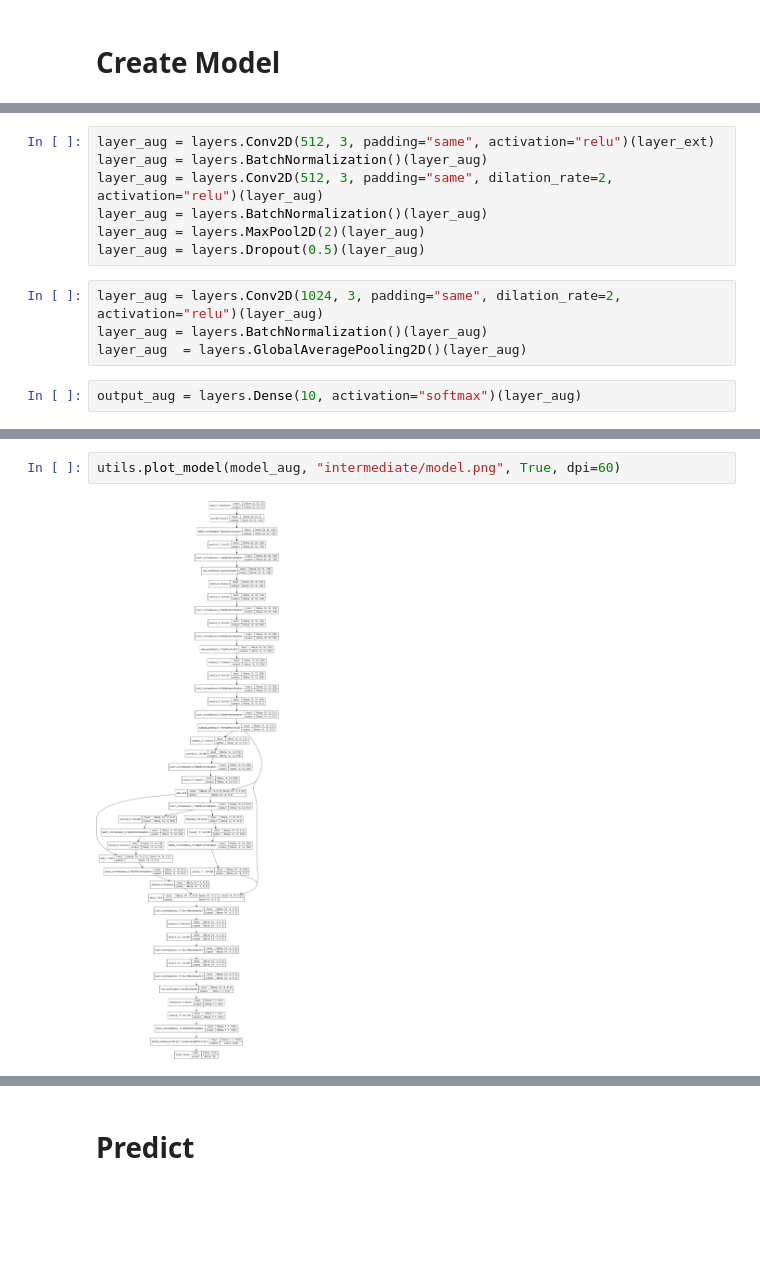
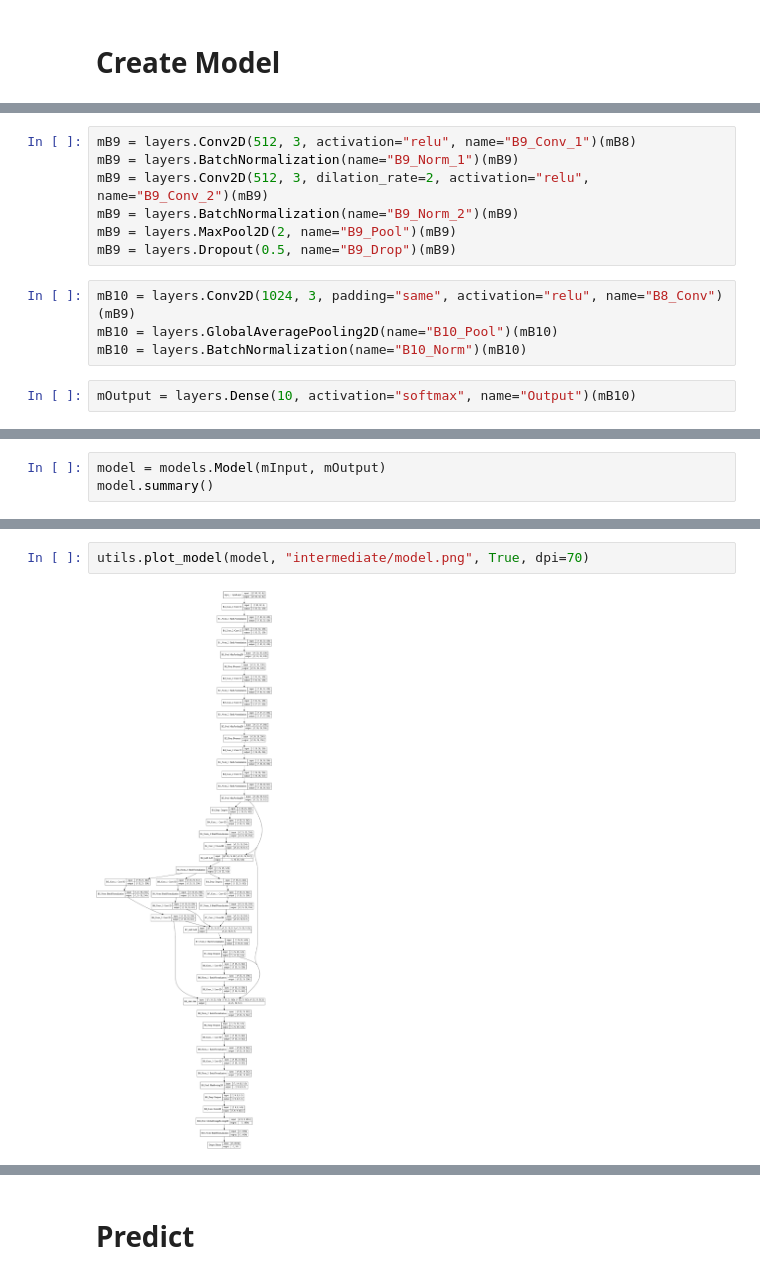
Before and after one commit to nockchun/rsnet, a Jupyter notebook: lecture_source/practical_ai/006_cifar10_deep.ipynb, the cells around one changed output, grey strips where cells are left out. Cells and saved outputs as stored; diff of their text form; blank space fills up the shorter version.

Commit message:
update model

```diff
--- a/lecture_source/practical_ai/006_cifar10_deep.ipynb
+++ b/lecture_source/practical_ai/006_cifar10_deep.ipynb
@@ -108,13 +120,13 @@ layer_ext = layers.Dropout(0.4)(layer_ext)
 # %%
-layer_aug = layers.Conv2D(512, 3, padding="same", activation="relu")(layer_ext)
-layer_aug = layers.BatchNormalization()(layer_aug)
-layer_aug = layers.Conv2D(512, 3, padding="same", dilation_rate=2, activation="relu")(layer_aug)
-layer_aug = layers.BatchNormalization()(layer_aug)
-layer_aug = layers.MaxPool2D(2)(layer_aug)
-layer_aug = layers.Dropout(0.5)(layer_aug)
+mB9 = layers.Conv2D(512, 3, activation="relu", name="B9_Conv_1")(mB8)
+mB9 = layers.BatchNormalization(name="B9_Norm_1")(mB9)
+mB9 = layers.Conv2D(512, 3, dilation_rate=2, activation="relu", name="B9_Conv_2")(mB9)
+mB9 = layers.BatchNormalization(name="B9_Norm_2")(mB9)
+mB9 = layers.MaxPool2D(2, name="B9_Pool")(mB9)
+mB9 = layers.Dropout(0.5, name="B9_Drop")(mB9)
 # %%
-layer_aug = layers.Conv2D(1024, 3, padding="same", dilation_rate=2, activation="relu")(layer_aug)
-layer_aug = layers.BatchNormalization()(layer_aug)
-layer_aug  = layers.GlobalAveragePooling2D()(layer_aug)
+mB10 = layers.Conv2D(1024, 3, padding="same", activation="relu", name="B8_Conv")(mB9)
+mB10 = layers.GlobalAveragePooling2D(name="B10_Pool")(mB10)
+mB10 = layers.BatchNormalization(name="B10_Norm")(mB10)
 # %%
-output_aug = layers.Dense(10, activation="softmax")(layer_aug)
+mOutput = layers.Dense(10, activation="softmax", name="Output")(mB10)
@@ -141,0 +133,3 @@ ________________________________________________________________________________
+# %%
+model = models.Model(mInput, mOutput)
+model.summary()
@@ -142,5 +154,5 @@ ________________________________________________________________________________
 # %%
-utils.plot_model(model_aug, "intermediate/model.png", True, dpi=60)
+utils.plot_model(model, "intermediate/model.png", True, dpi=70)
 # %% [output]
-[figure, old version]
+[figure, new version]
 # %%
```
Also changed, not shown: parts of 22 cells of this notebook.
